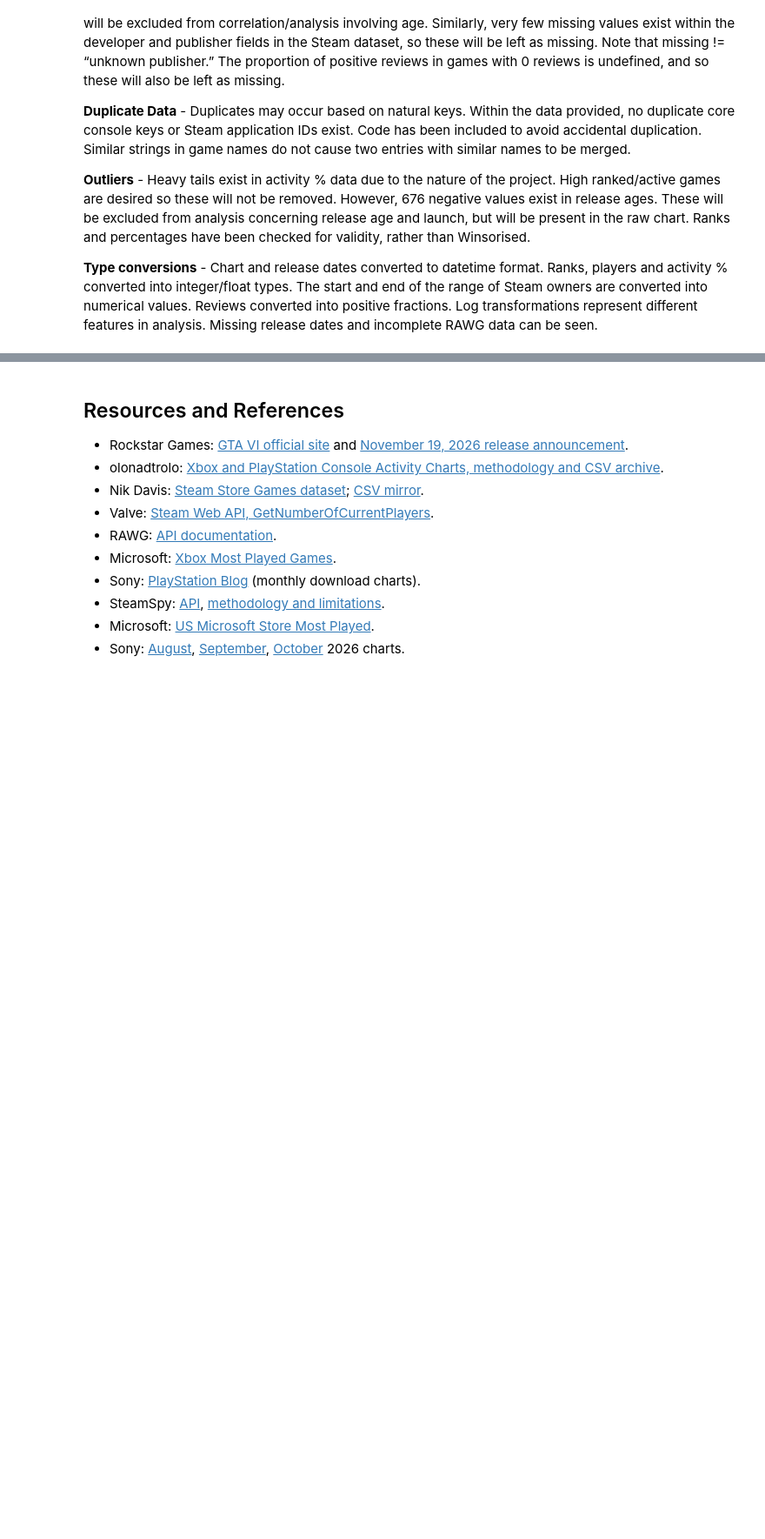
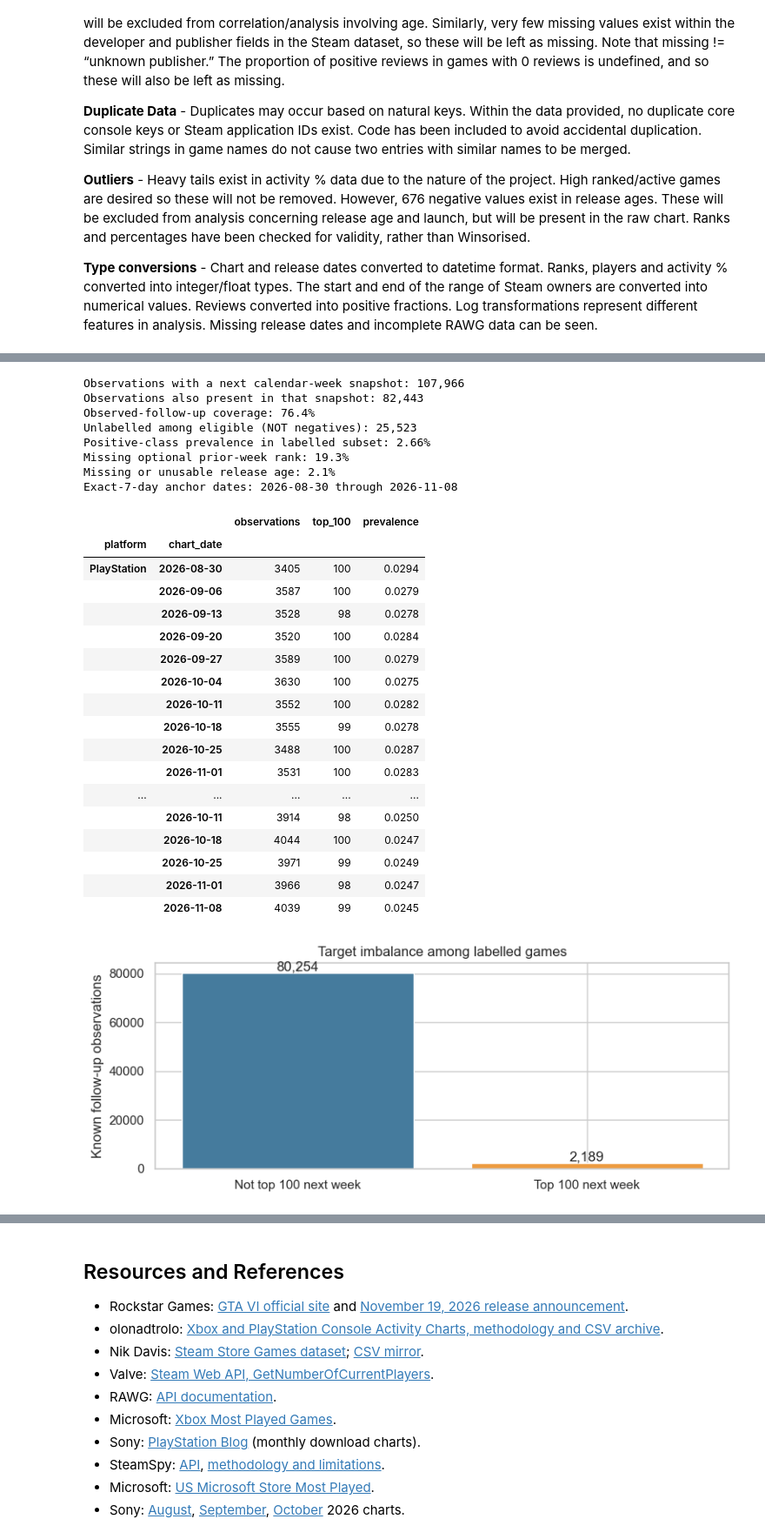
Before and after one commit to IT4063C-Fall2026/data-tech-analytics-final-project-nyamsijr, a Jupyter notebook: source.ipynb, the cells around one changed output, grey strips where cells are left out. Shown at 87% size. Cells and saved outputs as stored; diff of their text form; code cells hidden in the pictures; blank space fills up the shorter version.

```diff
--- a/source.ipynb
+++ b/source.ipynb
@@ -1160,0 +1233,60 @@ Steam rows before/after: 27075 27075
+# %%
+# Quantify censoring: games eligible for a complete week-end comparison
+# versus games actually found in the next week's sample.
+available_snapshots = set(zip(weekly['platform'], weekly['chart_date']))
+weekly['full_week_snapshot_exists'] = [
+    (platform, day + pd.Timedelta(days=7)) in available_snapshots
+    for platform, day in zip(weekly['platform'], weekly['chart_date'])
+]
+possible_rows = weekly.loc[weekly['full_week_snapshot_exists']]
+followup_coverage = len(ml_observations) / len(possible_rows)
+print('Observations with a next calendar-week snapshot:', f'{len(possible_rows):,}')
+print('Observations also present in that snapshot:', f'{len(ml_observations):,}')
+print('Observed-follow-up coverage:', f'{followup_coverage:.1%}')
+print('Unlabelled among eligible (NOT negatives):', f'{len(possible_rows) - len(ml_observations):,}')
+print('Positive-class prevalence in labelled subset:', f'{ml_observations[target].mean():.2%}')
+print('Missing optional prior-week rank:', f'{ml_observations["previous_rank"].isna().mean():.1%}')
+print('Missing or unusable release age:', f'{ml_observations["valid_release_age_days"].isna().mean():.1%}')
+print('Exact-7-day anchor dates:', ml_observations['chart_date'].min().date(),
+      'through', ml_observations['chart_date'].max().date())
+display(ml_observations.groupby(['platform', 'chart_date'])[target]
+        .agg(observations='size', top_100='sum', prevalence='mean').round(4))
+
+fig, ax = plt.subplots(figsize=(8, 3.3))
+class_freq = ml_observations[target].value_counts().sort_index()
+ax.bar(['Not top 100 next week', 'Top 100 next week'], class_freq.values,
+       color=['#457b9d', '#ed9b40'])
+ax.set_ylabel('Known follow-up observations')
+ax.set_title('Target imbalance among labelled games')
+for x, n in enumerate(class_freq.values):
+    ax.text(x, n, f'{n:,}', ha='center', va='bottom')
+plt.tight_layout()
+plt.show()
+# %% [output]
+Observations with a next calendar-week snapshot: 107,966
+Observations also present in that snapshot: 82,443
+Observed-follow-up coverage: 76.4%
+Unlabelled among eligible (NOT negatives): 25,523
+Positive-class prevalence in labelled subset: 2.66%
+Missing optional prior-week rank: 19.3%
+Missing or unusable release age: 2.1%
+Exact-7-day anchor dates: 2026-08-30 through 2026-11-08
+|  |  | observations | top_100 | prevalence |
+| platform | chart_date |  |  |  |
+| PlayStation | 2026-08-30 | 3405 | 100 | 0.0294 |
+|  | 2026-09-06 | 3587 | 100 | 0.0279 |
+|  | 2026-09-13 | 3528 | 98 | 0.0278 |
+|  | 2026-09-20 | 3520 | 100 | 0.0284 |
+|  | 2026-09-27 | 3589 | 100 | 0.0279 |
+|  | 2026-10-04 | 3630 | 100 | 0.0275 |
+|  | 2026-10-11 | 3552 | 100 | 0.0282 |
+|  | 2026-10-18 | 3555 | 99 | 0.0278 |
+|  | 2026-10-25 | 3488 | 100 | 0.0287 |
+|  | 2026-11-01 | 3531 | 100 | 0.0283 |
+| ... | ... | ... | ... | ... |
+|  | 2026-10-11 | 3914 | 98 | 0.0250 |
+|  | 2026-10-18 | 4044 | 100 | 0.0247 |
+|  | 2026-10-25 | 3971 | 99 | 0.0249 |
+|  | 2026-11-01 | 3966 | 98 | 0.0247 |
+|  | 2026-11-08 | 4039 | 99 | 0.0245 |
+[figure, added]
```
Also changed, not shown: parts of 12 cells of this notebook, 1 other file.
